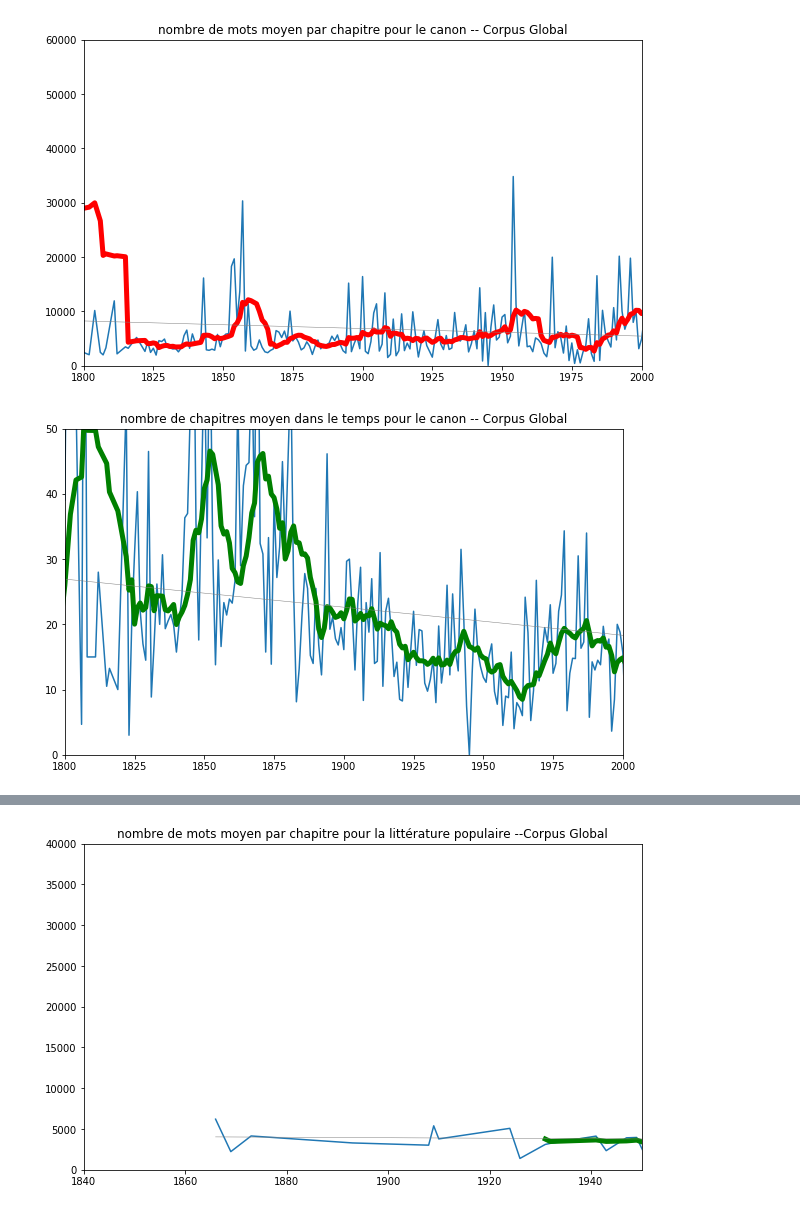
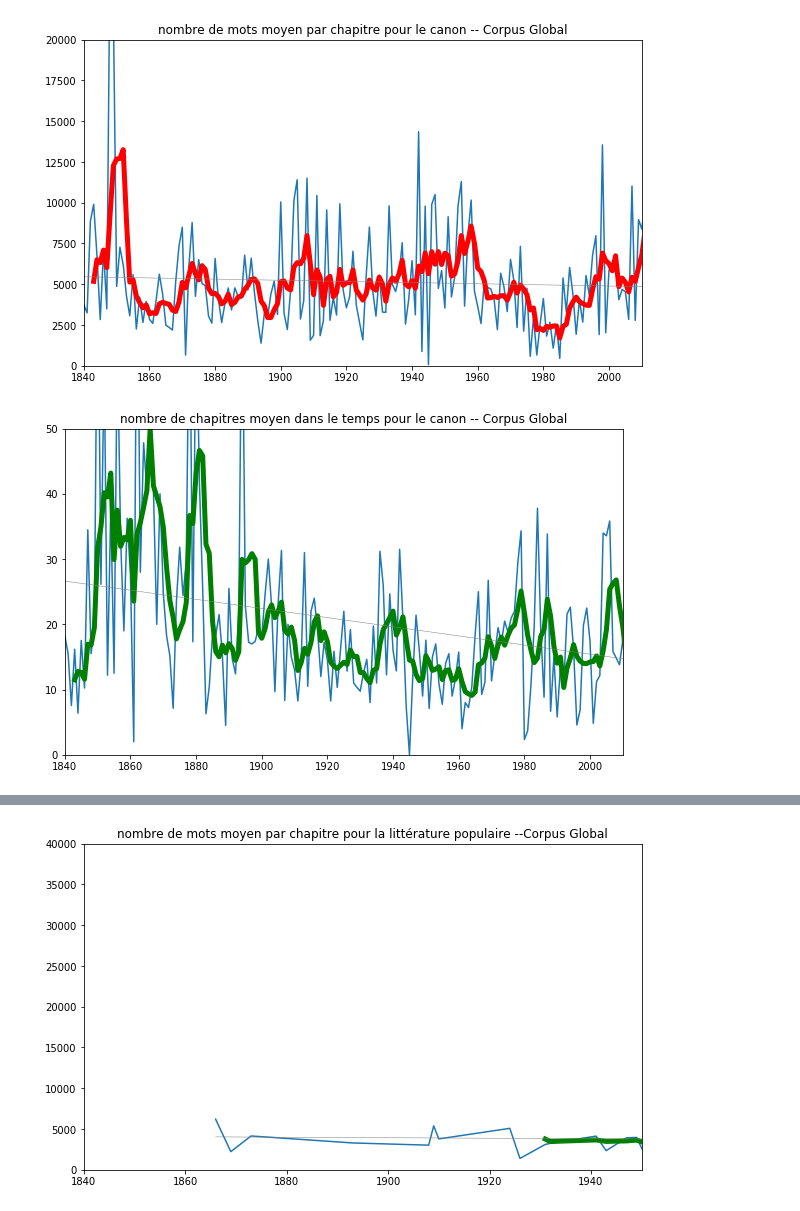
Before and after one commit to ANRChapitres/courbes, a Jupyter notebook: basic_quantification.ipynb, the cells around one changed output, grey strips where cells are left out. Drawn from its saved outputs; the diff is of its cells as text; code cells hidden in the pictures.

```diff
--- a/basic_quantification.ipynb
+++ b/basic_quantification.ipynb
@@ -441,14 +441,14 @@ plot_stats(stats_global["chapter"][0],stats_global["chapter"][1],limitsX,limitsC
 # %%
 stats_canon=pickle.load(open( "stats_global_canon", "rb"))
-limitsX=[1800,2000]
-limitsWord=[0,60000]
+limitsX=[1840,2010]
+limitsWord=[0,20000]
 limitsChap=[0,50]
-sliding=10
+sliding=5
 color=['r','g']
 plot_stats(stats_canon["word"][0],stats_canon["word"][1],limitsX,limitsWord,sliding,color[0],"nombre de mots moyen par chapitre pour le canon -- Corpus Global")
 plot_stats(stats_canon["chapter"][0],stats_canon["chapter"][1],limitsX,limitsChap,sliding,color[1],"nombre de chapitres moyen dans le temps pour le canon -- Corpus Global")
 # %% [output]
-[figure, old version]
+[figure, new version]
-[figure, old version]
+[figure, new version]
 # %%
 stats_canon=pickle.load(open( "stats_global_non-canon", "rb"))
```
Also changed, not shown: parts of 8 cells of this notebook, 3 other files.
